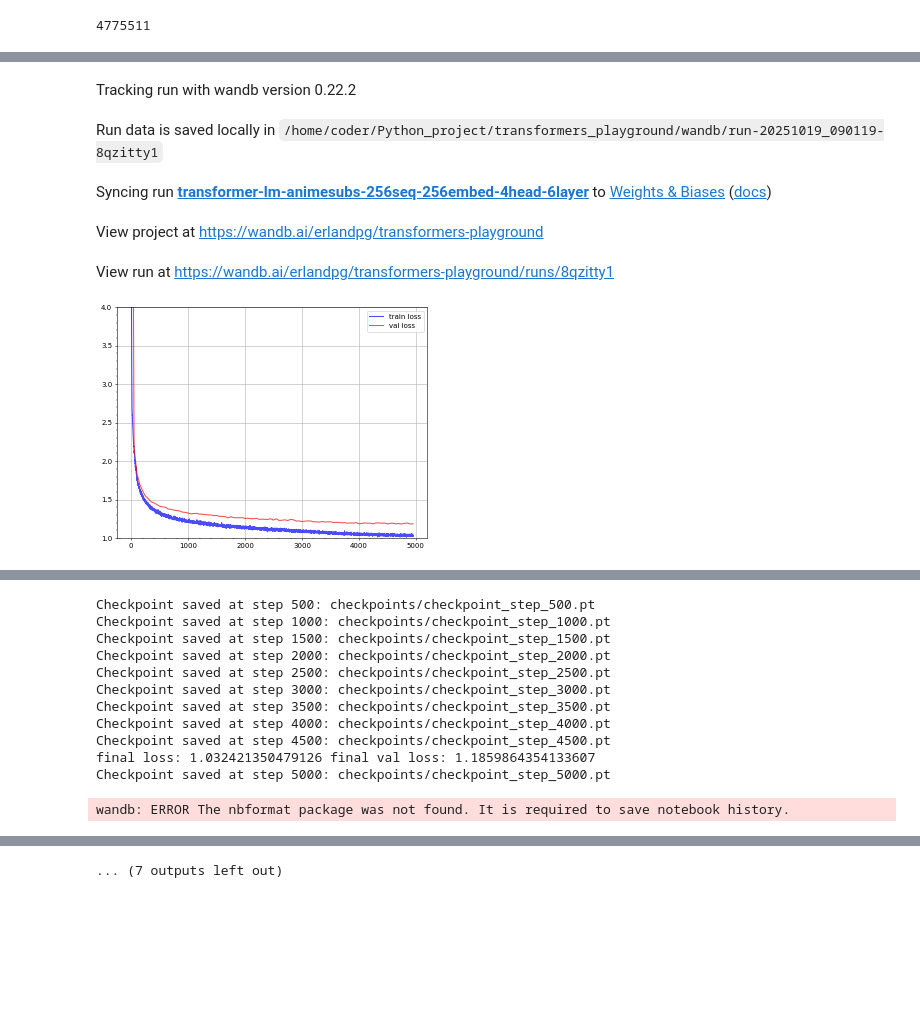
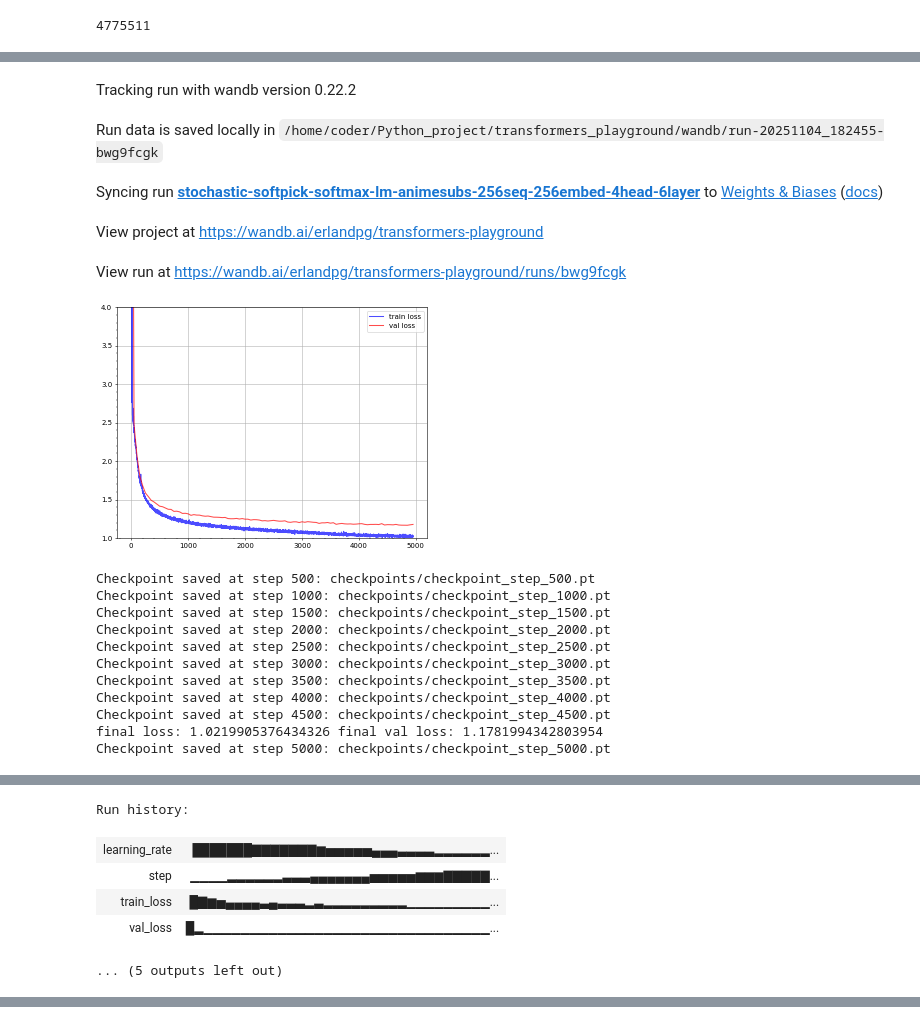
Before and after one commit to Erland366/transformers_playground, a Jupyter notebook: transformer_playground.ipynb, the cells around one changed output, grey strips where cells are left out. Cells and saved outputs as stored; diff of their text form; code cells hidden in the pictures; blank space fills up the shorter version.

```diff
--- a/transformer_playground.ipynb
+++ b/transformer_playground.ipynb
@@ -13,11 +13,13 @@ from tqdm.notebook import tqdm
 from dotenv import load_dotenv
 import matplotlib.pyplot as plt
 from IPython import display
+from contextlib import nullcontext
 import wandb
 
 load_dotenv()
 
 use_wandb = True # set to False to disable wandb logging
+use_compile = False
 try:
     import wandb
     wandb_api_key = os.getenv('WANDB_API_KEY')
@@ -202,7 +204,9 @@ torch_compile_options = {
     'combo_kernel_foreach_dynamic_shapes': True
 }
 
-@torch.compile(fullgraph=False, options=torch_compile_options)
+torch_compile_optimizer_lr = torch.compile(fullgraph=False, options=torch_compile_options) if use_compile else (lambda f: f)
+
+@torch_compile_optimizer_lr
 def compile_optimizer_lr(opt, scheduler):
     opt.step()
     scheduler.step()
@@ -248,6 +252,8 @@ def load_checkpoint(model, optimizer, scheduler, checkpoint_path):
     print(f"Checkpoint loaded from step {checkpoint['step']}")
     return checkpoint['step'], checkpoint['train_losses'], checkpoint['val_losses']
 
+threshold = 0.5
+
 def train(model, optimizer, scheduler, seq_len, batch_size, total_steps, val_steps=10, val_interval=50, checkpoint_interval=500, save_dir='checkpoints'):
     losses = []
     val_losses = []
@@ -263,11 +269,19 @@ def train(model, optimizer, scheduler, seq_len, batch_size, total_steps, val_ste
         xb, yb = get_batch('train', seq_len=seq_len, batch_size=batch_size)
 
         # evaluate the loss
-        logits, loss = model(xb, yb)
+        p = torch.rand(1).item()
+        # print(f"{p=:.4f}, threshold={threshold}")
+        if p < threshold:
+            # print("Using standard softmax at step", step)
+            logits, loss = model(xb, yb, use_silu_softpick=False)
+        else:
+            # print("Using SiLU softpick at step", step)
+            logits, loss = model(xb, yb, use_silu_softpick=True)
         # backprop
         optimizer.zero_grad(set_to_none=True)
 
-        with torch._dynamo.compiled_autograd._enable(torch.compile()):
+        compile_autograd = torch._dynamo.compiled_autograd._enable(torch.compile()) if use_compile else nullcontext()
+        with compile_autograd:
             loss.backward()
         compile_optimizer_lr(optimizer, scheduler)
 
@@ -630,7 +661,8 @@ def get_wandb_config(model, optimizer, scheduler, seq_len, batch_size, total_ste
 
 # Initialize wandb with automated config
 model = TransformerLM(config)
-model = torch.compile(model, options=torch_compile_options, fullgraph=True)
+if use_compile:
+    model = torch.compile(model, options=torch_compile_options, fullgraph=True)
 model.to(device)
 optimizer = torch.optim.AdamW(model.parameters(), lr=2e-3, fused=True)
 scheduler = torch.optim.lr_scheduler.CosineAnnealingLR(optimizer, T_max=total_steps, eta_min=1e-6)
@@ -640,11 +672,16 @@ for _ in range(10):
     model(*get_batch('train', seq_len=seq_len, batch_size=batch_size))
 
 wandb_config = get_wandb_config(model, optimizer, scheduler, seq_len, batch_size, total_steps)
-wandb.init(
-    project="transformers-playground",
-    config=wandb_config,
-    name="transformer-lm-animesubs-256seq-256embed-4head-6layer"
-)
+name = "stochastic-softpick-softmax-lm-animesubs-256seq-256embed-4head-6layer"
+if use_compile:
+    name += "-torchcompile"
+
+if use_wandb:
+    wandb.init(
+        project="transformers-playground",
+        config=wandb_config,
+        name=name
+    )
 
 losses, val_losses = train(model, optimizer, scheduler, seq_len, batch_size, total_steps)
 
@@ -661,7 +692,18 @@ W1019 09:01:16.303000 1917437 torch/_inductor/codegen/triton_combo_kernel.py:110
 [interactive output not drawn]
 Tracking run with wandb version 0.22.2
-Run data is saved locally in /home/coder/Python_project/transformers_playground/wandb/run-20251019_090119-8qzitty1
+Run data is saved locally in /home/coder/Python_project/transformers_playground/wandb/run-20251104_182455-bwg9fcgk
-Syncing run transformer-lm-animesubs-256seq-256embed-4head-6layer to Weights & Biases (docs)
+Syncing run stochastic-softpick-softmax-lm-animesubs-256seq-256embed-4head-6layer to Weights & Biases (docs)
 View project at https://wandb.ai/erlandpg/transformers-playground
-View run at https://wandb.ai/erlandpg/transformers-playground/runs/8qzitty1
+View run at https://wandb.ai/erlandpg/transformers-playground/runs/bwg9fcgk
-[figure, old version]
+[figure, new version]
+Checkpoint saved at step 500: checkpoints/checkpoint_step_500.pt
+Checkpoint saved at step 1000: checkpoints/checkpoint_step_1000.pt
+Checkpoint saved at step 1500: checkpoints/checkpoint_step_1500.pt
+Checkpoint saved at step 2000: checkpoints/checkpoint_step_2000.pt
+Checkpoint saved at step 2500: checkpoints/checkpoint_step_2500.pt
+Checkpoint saved at step 3000: checkpoints/checkpoint_step_3000.pt
+Checkpoint saved at step 3500: checkpoints/checkpoint_step_3500.pt
+Checkpoint saved at step 4000: checkpoints/checkpoint_step_4000.pt
+Checkpoint saved at step 4500: checkpoints/checkpoint_step_4500.pt
+final loss: 1.0219905376434326 final val loss: 1.1781994342803954
+Checkpoint saved at step 5000: checkpoints/checkpoint_step_5000.pt
@@ -675,12 +712,6 @@ W1019 09:01:31.634000 1917437 torch/_logging/_internal.py:1199] [3/0] Profiler f
-Checkpoint saved at step 500: checkpoints/checkpoint_step_500.pt
-Checkpoint saved at step 1000: checkpoints/checkpoint_step_1000.pt
-Checkpoint saved at step 1500: checkpoints/checkpoint_step_1500.pt
-Checkpoint saved at step 2000: checkpoints/checkpoint_step_2000.pt
-Checkpoint saved at step 2500: checkpoints/checkpoint_step_2500.pt
-Checkpoint saved at step 3000: checkpoints/checkpoint_step_3000.pt
-Checkpoint saved at step 3500: checkpoints/checkpoint_step_3500.pt
-Checkpoint saved at step 4000: checkpoints/checkpoint_step_4000.pt
-Checkpoint saved at step 4500: checkpoints/checkpoint_step_4500.pt
-final loss: 1.032421350479126 final val loss: 1.1859864354133607
-Checkpoint saved at step 5000: checkpoints/checkpoint_step_5000.pt
+Run history:
+| learning_rate | ███████▇▇▇▇▇▇▇▆▅▅▅▅▅▄▄▄▃▃▃▃▂▂▂▂▂▂... |
+| step | ▁▁▁▁▂▂▂▂▂▂▃▃▃▄▄▄▄▄▄▄▅▅▅▅▅▆▆▆▇▇▇▇▇... |
+| train_loss | █▇▆▅▄▄▄▄▃▄▃▃▃▂▃▂▂▂▂▂▂▂▂▂▁▁▁▁▁▁▁▁▁... |
+| val_loss | █▂▁▁▁▁▁▁▁▁▁▁▁▁▁▁▁▁▁▁▁▁▁▁▁▁▁▁▁▁▁▁▁... |
-wandb: ERROR The nbformat package was not found. It is required to save notebook history.
+... (5 outputs left out)
@@ -688,4 +718,3 @@ wandb: ERROR The nbformat package was not found. It is required to save notebook
-... (7 outputs left out)
 # %%
 # Save
 torch.save(model.state_dict(), 'models/TransformerLM.pt')
```
Also changed, not shown: parts of 6 cells of this notebook, 2 other files.
